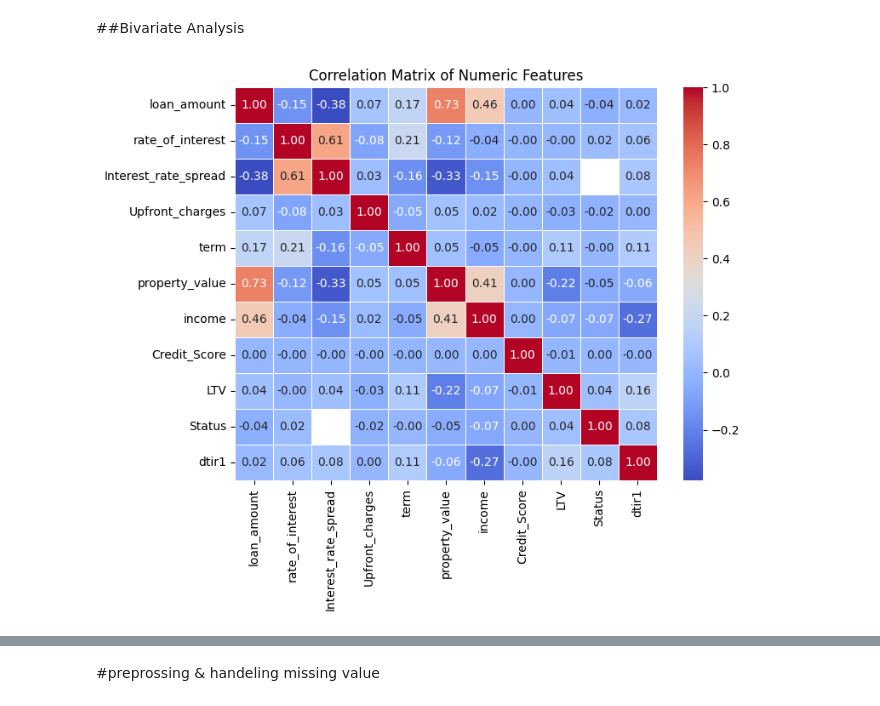
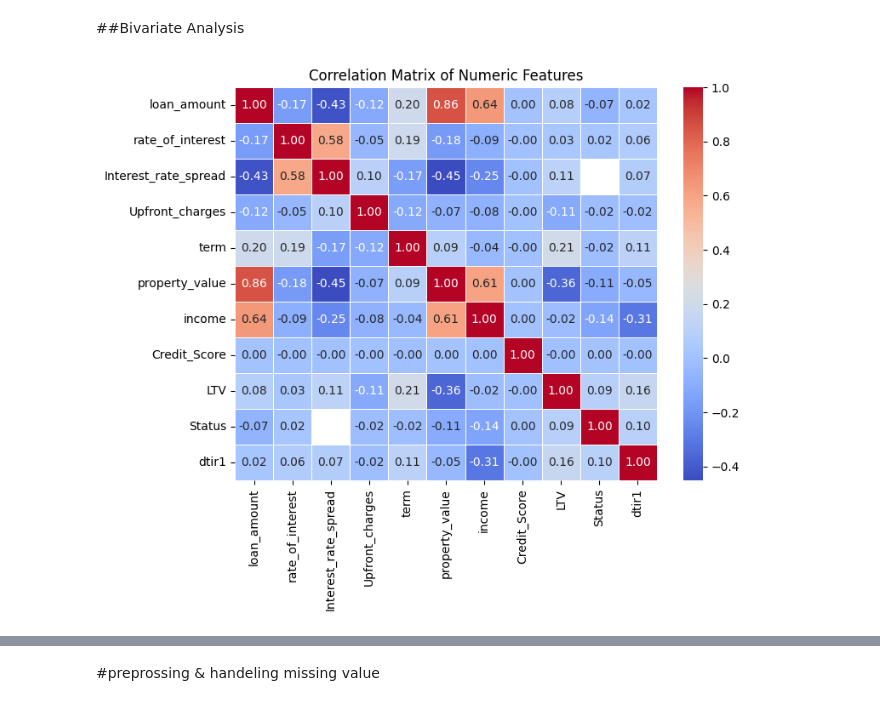
Before and after one commit to angiegh2002/Loan_Default_Detection, a Jupyter notebook: DM&ML.ipynb, the cells around one changed output, grey strips where cells are left out. Cells and saved outputs as stored; diff of their text form; code cells hidden in the pictures.

```diff
--- a/DM&ML.ipynb
+++ b/DM&ML.ipynb
@@ -404,12 +405,12 @@ Name: proportion, dtype: float64
 # %%
 numeric_df = df.select_dtypes(include=np.number)
 cols_to_exclude_corr = ['ID', 'year']
 numeric_df_corr = numeric_df.drop(columns=cols_to_exclude_corr, errors='ignore')
 
-correlation_matrix = numeric_df_corr.corr()
+correlation_matrix = numeric_df_corr.corr(method='spearman')
 plt.figure(figsize=(8, 6))
 sns.heatmap(correlation_matrix, annot=True, cmap='coolwarm', fmt=".2f", linewidths=.5)
 plt.title("Correlation Matrix of Numeric Features")
 plt.show()
 # %% [output]
-[figure, old version]
+[figure, new version]
```
Also changed, not shown: parts of 7 cells of this notebook.
